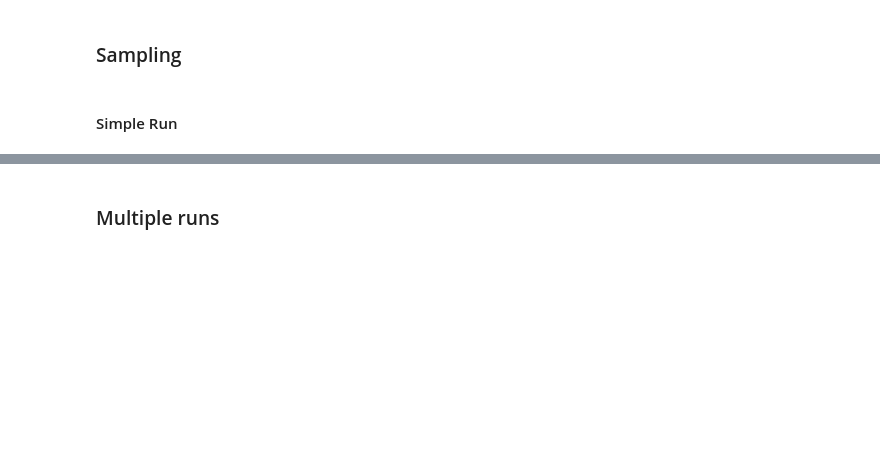
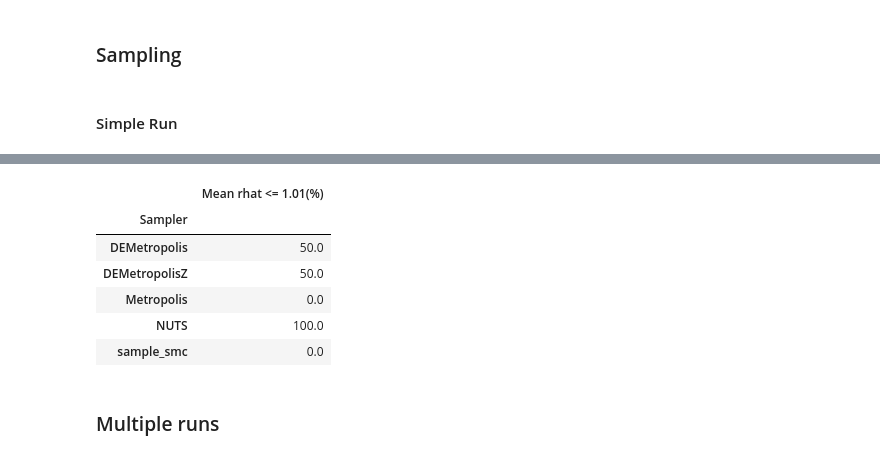
Before and after one commit to adialloaziz/mcmc-comparison, a Jupyter notebook: mcmc_Calibration.ipynb, the cells around one changed output, grey strips where cells are left out. Saved outputs shown, nothing was run; the diff lists cells and outputs as text; code cells hidden in the pictures; blank space fills up the shorter version.

```diff
--- a/mcmc_Calibration.ipynb
+++ b/mcmc_Calibration.ipynb
@@ -144,7 +123,10 @@ init_vals = []
 for c in range(4):
     init_vals.append({param: np.random.uniform(0.0,1.0) for param in parameters.keys()})
 
+
 init_vals
+
+init_vals_nuts = {param: jnp.array(np.random.uniform(0.0,1.0, 4)) for param in parameters.keys()}
 # %% [markdown]
 #### Simple Run
 # %%
@@ -227,4 +163,2 @@ res = res.reset_index(drop=True)
 # %%
 results_df
-# %%
-summaries, summaries_mean = plot_forest_compare_analytical_dim5(res)
@@ -233,5 +194,42 @@ summaries.groupby("Sampler").mean()
+# %%
+def group_summary(results_df):
+    s = []
+    for row in results_df.index:
+        truncated_trace = results_df.Trace.loc[row].posterior
+        summary = az.summary(truncated_trace)
+        summary["Sampler"] = results_df.at[row, "Sampler"]
+        s.append(summary)
+    summaries = pd.concat(s)
+
+    summaries["Variables"] = summaries.index
+    summaries.set_index("Sampler", inplace=True)
+
+    sum_dict = dict()
+    summary_means = pd.DataFrame()
+
+    for sampler in ["sample_smc","NUTS", "DEMetropolis", "DEMetropolisZ", "Metropolis"]:
+        sum_dict[sampler] = summaries.loc[sampler].groupby("Variables").mean().reset_index(drop=False)
+
+    summary_means = pd.concat(sum_dict)
+    #computing the pecentage of Mean rhat <= 1.01
+    prcnt_success= pd.DataFrame()
+    prcnt_success["Mean rhat <= 1.01(%)"] = results_df.groupby('Sampler')['Mean_Rhat'].apply(lambda x: (x <= 1.01).mean() * 100)
+
+    return summary_means, prcnt_success
+# %%
+summaries_mean, prcnt_succ = group_summary(results_df)
 # %%
 summaries_mean
+# %%
+prcnt_succ
+# %% [output]
+|  | Mean rhat <= 1.01(%) |
+| Sampler |  |
+| DEMetropolis | 50.0 |
+| DEMetropolisZ | 50.0 |
+| Metropolis | 0.0 |
+| NUTS | 100.0 |
+| sample_smc | 0.0 |
 # %%
 AllTrace = res["Trace"]
 # %%
```
Also changed, not shown: parts of 71 cells of this notebook, 10 other files.
